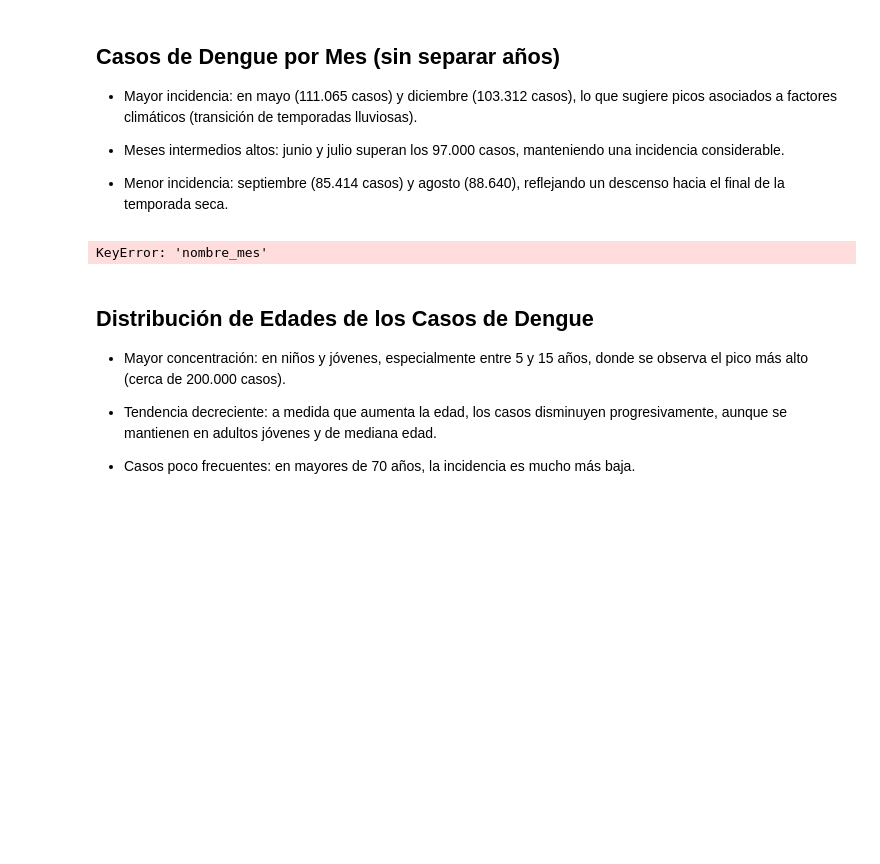
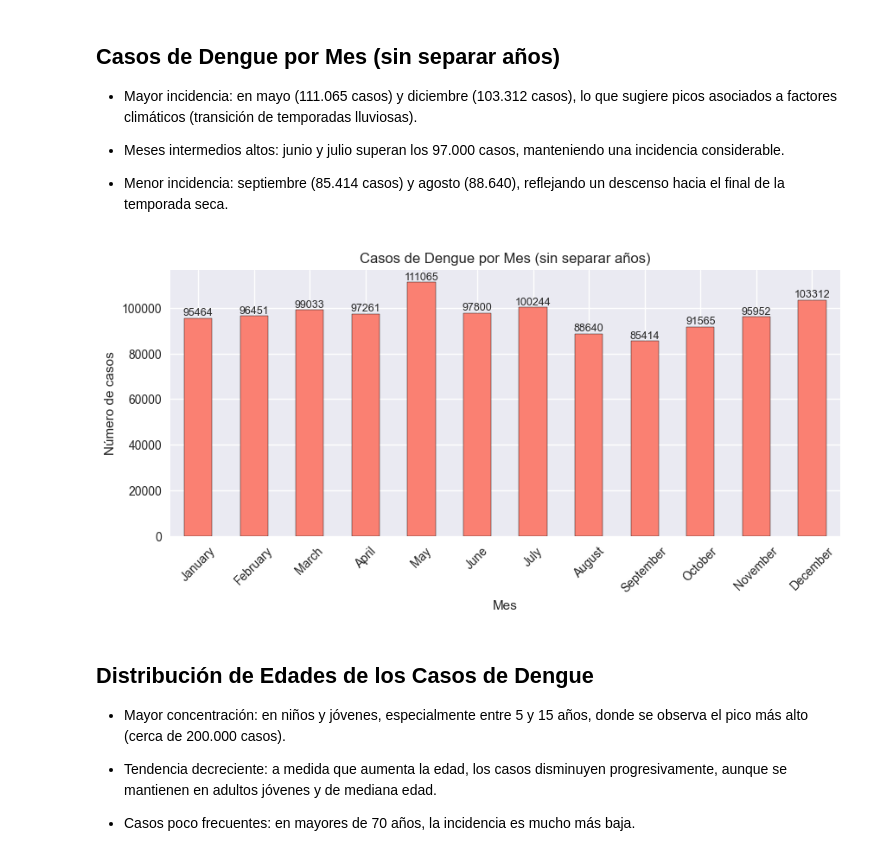
Before and after one commit to cristhianalextorres/etl_project, a Jupyter notebook: EDA_Dengue.ipynb, the cells around one changed output. Drawn from its saved outputs; the diff is of its cells as text; code cells hidden in the pictures; blank space fills up the shorter version.

```diff
--- a/EDA_Dengue.ipynb
+++ b/EDA_Dengue.ipynb
@@ -181,21 +197,28 @@ plt.show()
 # %%
 # ======================
 # 2. Casos por Mes (acumulado)
 # ======================
+# Extraer solo el nombre del mes
+
+df["fecha_semana"] = pd.to_datetime(df["ano"].astype(str) + df["semana"].astype(str) + "1", format="%G%V%u")
+
+df["nombre_mes"] = df["fecha_semana"].dt.month_name()
+
+
 orden_meses = ["January","February","March","April","May","June",
                "July","August","September","October","November","December"]
 
 conteo_mes = df["nombre_mes"].value_counts().reindex(orden_meses)
 ax = conteo_mes.plot(kind="bar", figsize=(10,4), color="salmon", edgecolor="black")
 plt.title("Casos de Dengue por Mes (sin separar años)")
 plt.xlabel("Mes")
 plt.ylabel("Número de casos")
 plt.xticks(rotation=45)
 for i, v in enumerate(conteo_mes.fillna(0)):
     ax.text(i, v + 20, str(int(v)), ha="center", va="bottom", fontsize=9)
 plt.show()
 # %% [output]
-KeyError: 'nombre_mes'
+[figure, added]
 # %% [markdown]
 ## Distribución de Edades de los Casos de Dengue
 
```
Also changed, not shown: parts of 1 cell of this notebook.
